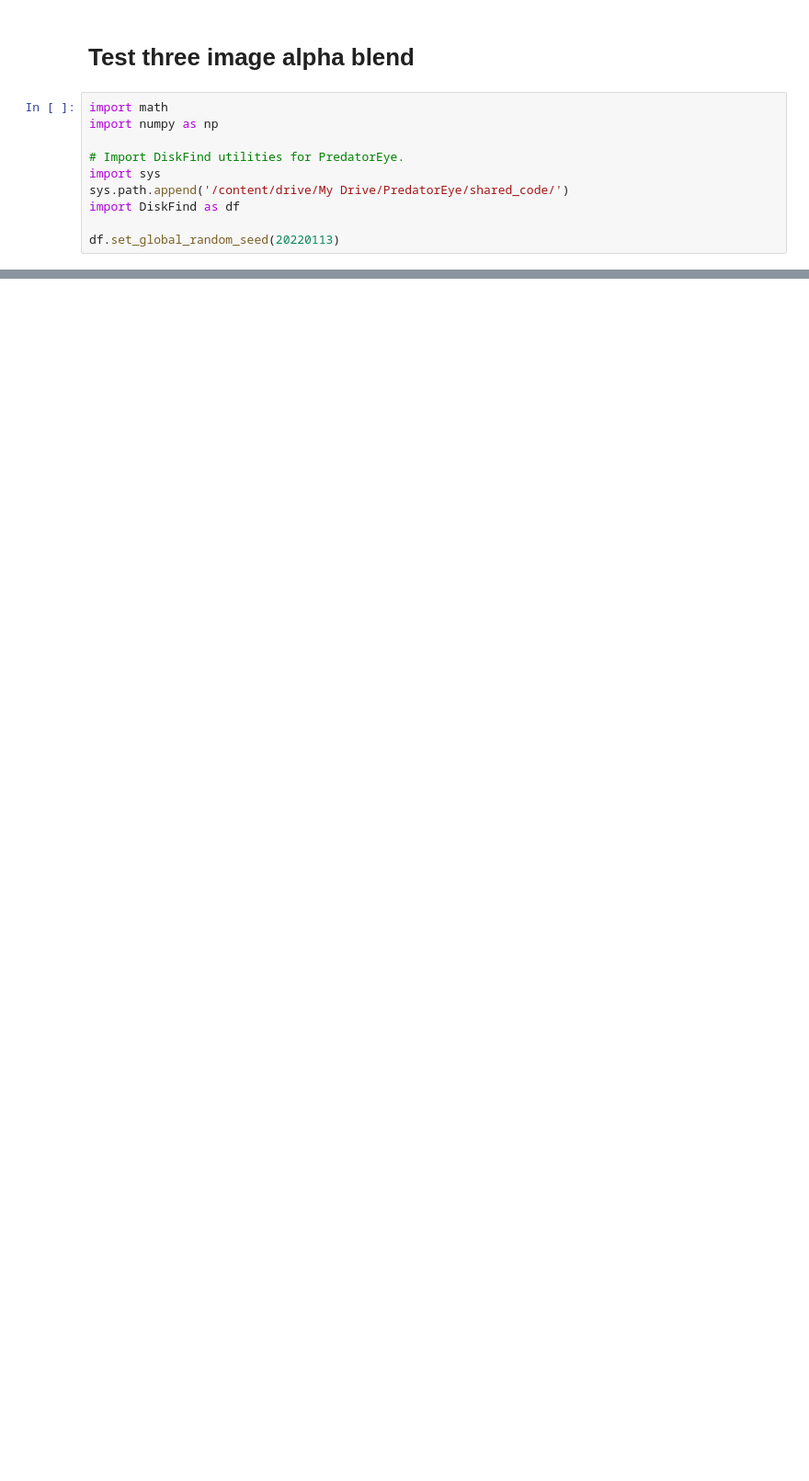
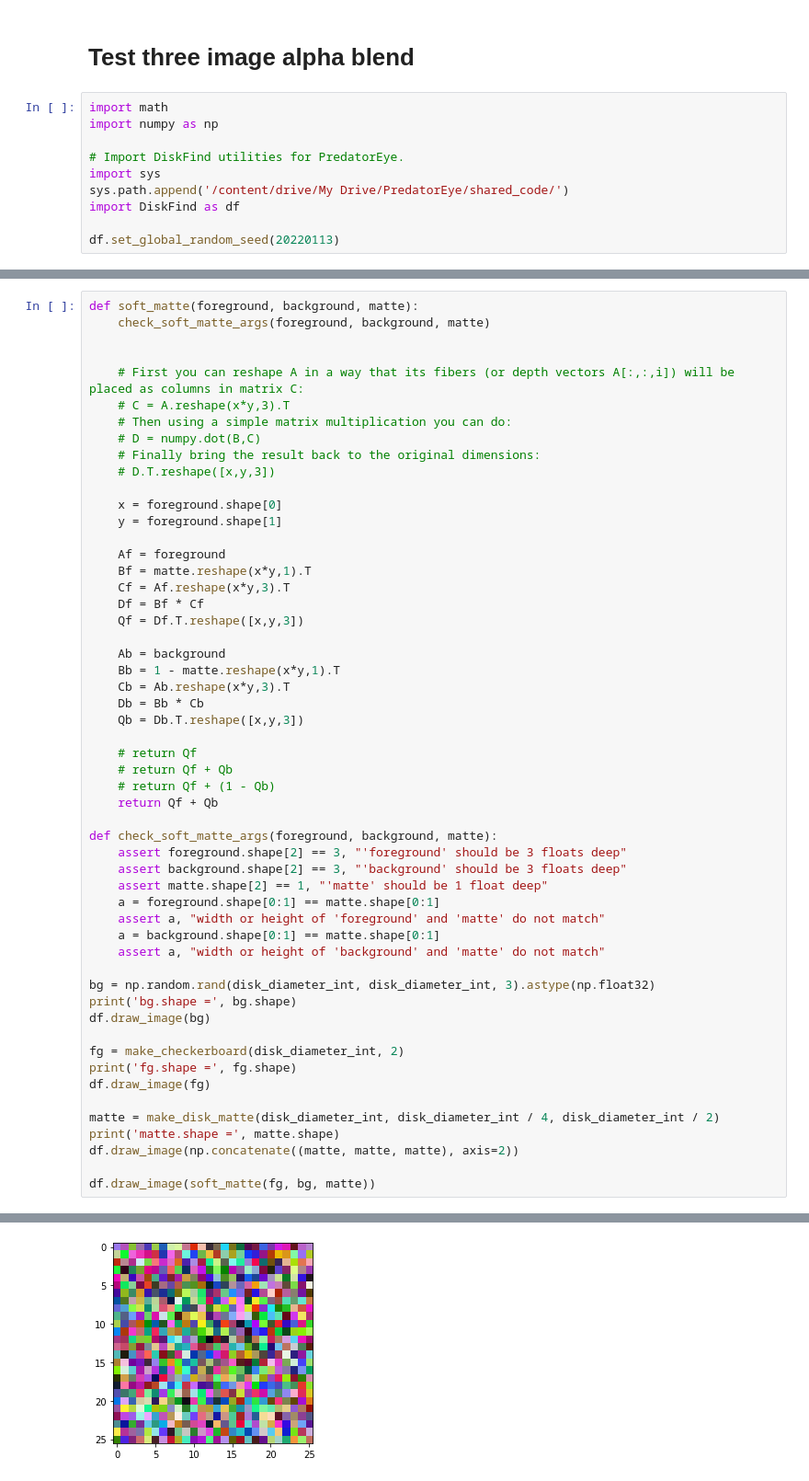
Before and after one commit to cwreynolds/PredatorEye, a Jupyter notebook: ThreeImageSoftMatte.ipynb, the cells around one changed output, grey strips where cells are left out. Shown at 92% size. Cells and saved outputs as stored; diff of their text form; blank space fills up the shorter version.

Commit message:
First working version of soft_matte().
Needs clean-up and testing.

```diff
--- a/ThreeImageSoftMatte.ipynb
+++ b/ThreeImageSoftMatte.ipynb
@@ -145,0 +188,55 @@ matte[0,0,:] = [0.6663602]
+# %%
+def soft_matte(foreground, background, matte):
+    check_soft_matte_args(foreground, background, matte)
+
+
+    # First you can reshape A in a way that its fibers (or depth vectors A[:,:,i]) will be placed as columns in matrix C:
+    # C = A.reshape(x*y,3).T
+    # Then using a simple matrix multiplication you can do:
+    # D = numpy.dot(B,C)
+    # Finally bring the result back to the original dimensions:
+    # D.T.reshape([x,y,3])
+
+    x = foreground.shape[0]
+    y = foreground.shape[1]
+
+    Af = foreground
+    Bf = matte.reshape(x*y,1).T
+    Cf = Af.reshape(x*y,3).T
+    Df = Bf * Cf
+    Qf = Df.T.reshape([x,y,3])
+
+    Ab = background
+    Bb = 1 - matte.reshape(x*y,1).T
+    Cb = Ab.reshape(x*y,3).T
+    Db = Bb * Cb
+    Qb = Db.T.reshape([x,y,3])
+
+    # return Qf
+    # return Qf + Qb
+    # return Qf + (1 - Qb)
+    return Qf + Qb
+
+def check_soft_matte_args(foreground, background, matte):
+    assert foreground.shape[2] == 3, "'foreground' should be 3 floats deep"
+    assert background.shape[2] == 3, "'background' should be 3 floats deep"
+    assert matte.shape[2] == 1, "'matte' should be 1 float deep"
+    a = foreground.shape[0:1] == matte.shape[0:1]
+    assert a, "width or height of 'foreground' and 'matte' do not match"
+    a = background.shape[0:1] == matte.shape[0:1]
+    assert a, "width or height of 'background' and 'matte' do not match"
+
+bg = np.random.rand(disk_diameter_int, disk_diameter_int, 3).astype(np.float32)
+print('bg.shape =', bg.shape)
+df.draw_image(bg)
+
+fg = make_checkerboard(disk_diameter_int, 2)
+print('fg.shape =', fg.shape)
+df.draw_image(fg)
+
+matte = make_disk_matte(disk_diameter_int, disk_diameter_int / 4, disk_diameter_int / 2)
+print('matte.shape =', matte.shape)
+df.draw_image(np.concatenate((matte, matte, matte), axis=2))
+
+df.draw_image(soft_matte(fg, bg, matte))
+# %% [output]
@@ -145,0 +244 @@ matte[0,0,:] = [0.6663602]
+[figure, added]
```
Also changed, not shown: parts of 7 cells of this notebook.
